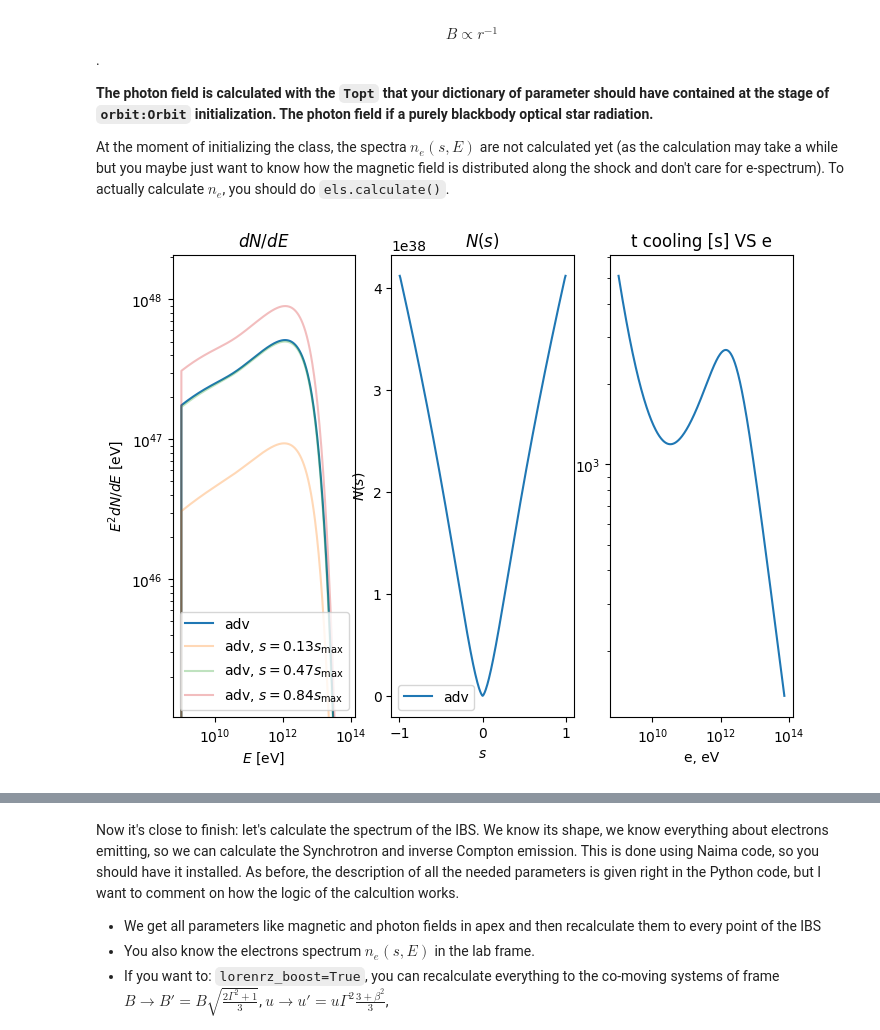
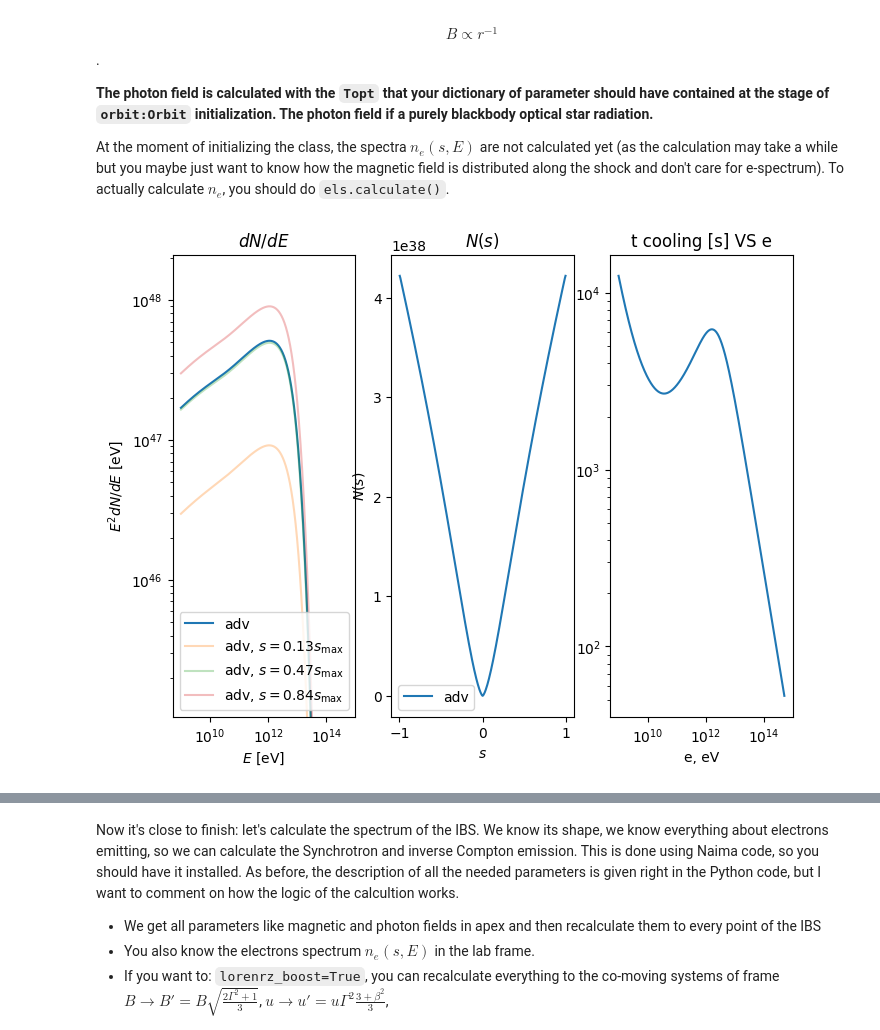
Before and after one commit to Alvkuzin/IBSEn, a Jupyter notebook: tutorials/Full_tutorial.ipynb, the cells around one changed output, grey strips where cells are left out. Cells and saved outputs as stored; diff of their text form; code cells hidden in the pictures.

```diff
--- a/tutorials/Full_tutorial.ipynb
+++ b/tutorials/Full_tutorial.ipynb
@@ -182,7 +182,7 @@ for t in (-25*DAY, 0*DAY, 20*DAY):
               )
     ibs_real = ibs.rescale_to_position() # rotates the IBS properly and rescales all dimentions to the real ones
     # show winds once
-    ibs_real.peek(ax=ax,
+    ibs_real.peek(fig=fig, ax=ax,
                   show_winds=show_winds, # self-explanatory. winds:Winds should be provided. Default is False.
                   ibs_color='doppler', # either real color to put to matplotlib OR 'doppler'
                   showtime = (-80*DAY, 80*DAY) # to put into winds.peek()
@@ -253,37 +253,36 @@ ibs = IBS(beta=None,
 els = ElectronsOnIBS(
                      Bp_apex=0.2, # The magnetic field [G] in the Apex of the IBS coming from pulsar. Mandatory.
                      ibs=ibs, # The IBS at which the e-spec should be calculated. Mandatory.
                      cooling='adv', # How to cool the particles. Default is 'no'.
                      to_inject_e = 'ecpl', # The injection spectrum keyword. Current options: 'ecpl' (default) or 'pl'.
                      to_inject_theta = '3d', # If '2d', then injection distribution over theta is uniform.
                                              # If '3d' (default), then \propto sin(theta).
 
                      ecut = 5.e12,  # Cutoff energy [eV] for ecpl. Default is 1e12.
                      p_e = 1.8, # the injection spectrum index. Default is 2.
                      to_cut_e = True, # If to set injecttion spectrum to 0 outside of the band emin < e < emax. Default is True.
                      emin = 1e9, # If to_cut_e == True, then it is the min e-energy of inj spectrum [eV]. Default is 1e9.
-                     emax = 5e14, # If to_cut_e == True, then it is the max e-energy of inj spectrum [eV]. Default is 5.1e14.
+                     emax = 5e13, # If to_cut_e == True, then it is the max e-energy of inj spectrum [eV]. Default is 5.1e14.
+                     emin_grid=3e8, # min of the energy grid. Default is 1e8.
+                     emax_grid=1e14, # max of the energy grid. Default is 5.1e14.
+
                      norm_e = 1.e37, # the overall normalization of the injection spectrum. Default is 1e37.
                                      # if cooling != 'no', then norm_e is treated as total number of injected e- / second.
 
                      Bs_apex=0., # The magnetic field [G] in the Apex of the IBS coming from opt. star. Default is 0.
                      eta_a = 1e20, # t_a = eta_a * dist/c. Can be either a float of None. If None, then the value
                                     # 1e20 is used. It is hardcoded that any value above 1e10 is essentially infinity,
                                     # so if you want no adiabatic losses, pass either eta_a > 1e10 or eta_a = None.
                                     #    Default is None.
 
                      eta_syn = 1., # coef before synchrotron losses term. Default is 1.
                      eta_ic = 1., # coef before IC losses term. Default is 1.
                      to_cut_theta =  False, # If to inject only at theta < where_cut_theta.
                      where_cut_theta = pi/2, # If to_cut_theta == True, then non-zero injection is only at theta < where_cut_theta.
                                              # Default if pi/2.
                      )
-dNe_de_IBS, e_vals = els.calculate(
-                                       to_set_onto_ibs=True, # If to remember the calculated e-spec so you can access it as
-                                                             # the class attributes later. Default is True.
-
-                                       to_return=True        # If to return 2d-spectra (on s_grid x e_vals) and e_vals. Default is False.
+dNe_de_IBS, e_vals = els.calculate(to_return=True        # If to return 2d-spectra (on s_grid x e_vals) and e_vals. Default is False.
                                        )
 els.peek()
 # %% [output]
-[figure, old version]
+[figure, new version]
```
Also changed, not shown: parts of 7 cells of this notebook, 8 other files.
